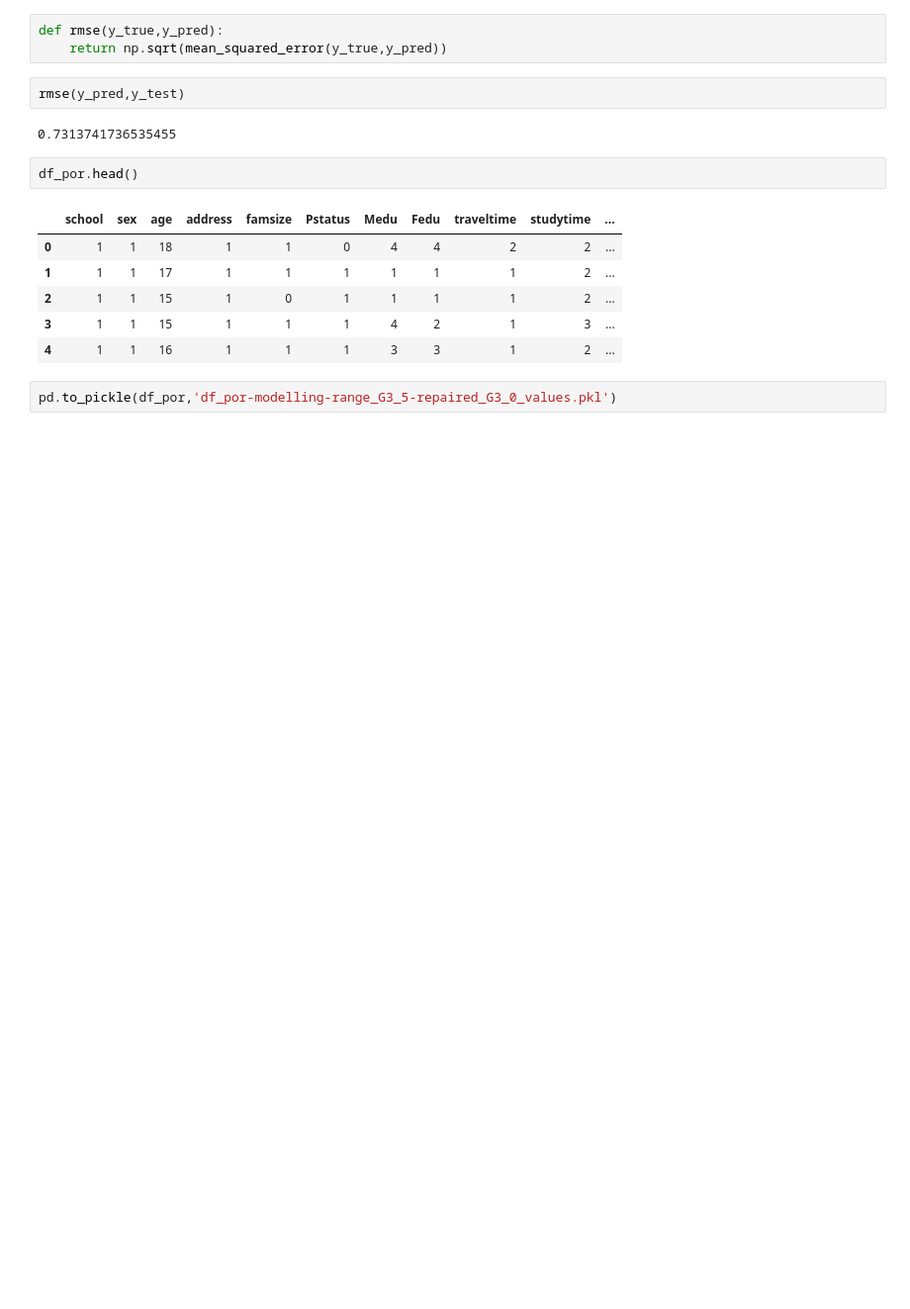
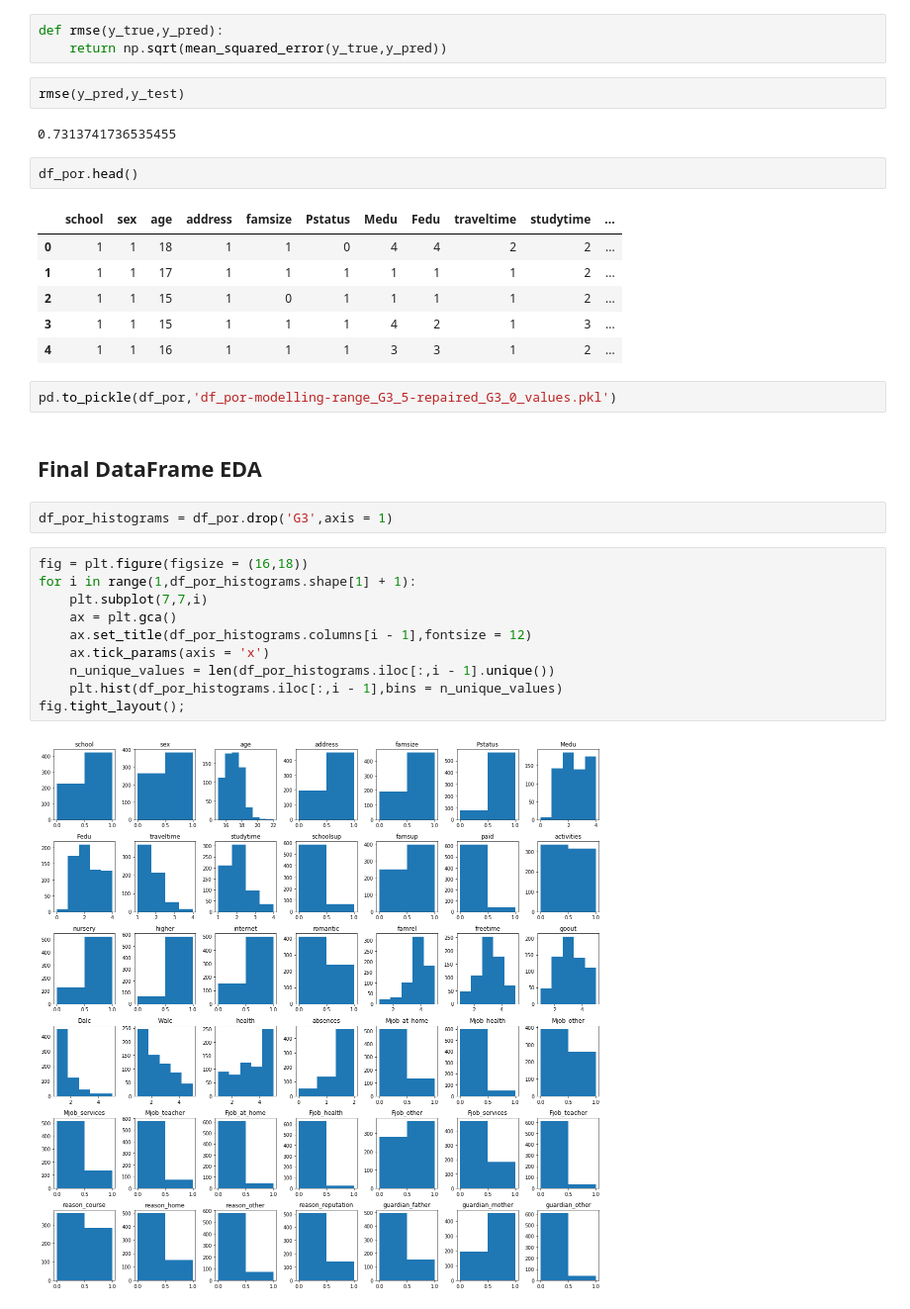
Before and after one commit to albertorekena/education-improvement, a Jupyter notebook: 01.-portuguese-eda.ipynb, the cells around one changed output. Shown at 99% size. Cells and saved outputs as stored; diff of their text form; blank space fills up the shorter version.

```diff
--- a/01.-portuguese-eda.ipynb
+++ b/01.-portuguese-eda.ipynb
@@ -346,3 +350,19 @@ df_por.head()
 | 4 | 1 | 1 | 16 | 1 | 1 | 1 | 3 | 3 | 1 | 2 | ... |
 # %%
 pd.to_pickle(df_por,'df_por-modelling-range_G3_5-repaired_G3_0_values.pkl')
+# %% [markdown]
+## Final DataFrame EDA
+# %%
+df_por_histograms = df_por.drop('G3',axis = 1)
+# %%
+fig = plt.figure(figsize = (16,18))
+for i in range(1,df_por_histograms.shape[1] + 1):
+    plt.subplot(7,7,i)
+    ax = plt.gca()
+    ax.set_title(df_por_histograms.columns[i - 1],fontsize = 12)
+    ax.tick_params(axis = 'x')
+    n_unique_values = len(df_por_histograms.iloc[:,i - 1].unique())
+    plt.hist(df_por_histograms.iloc[:,i - 1],bins = n_unique_values)
+fig.tight_layout();
+# %% [output]
+[figure, added]
```
Also changed, not shown: parts of 3 cells of this notebook, 4 other files.
